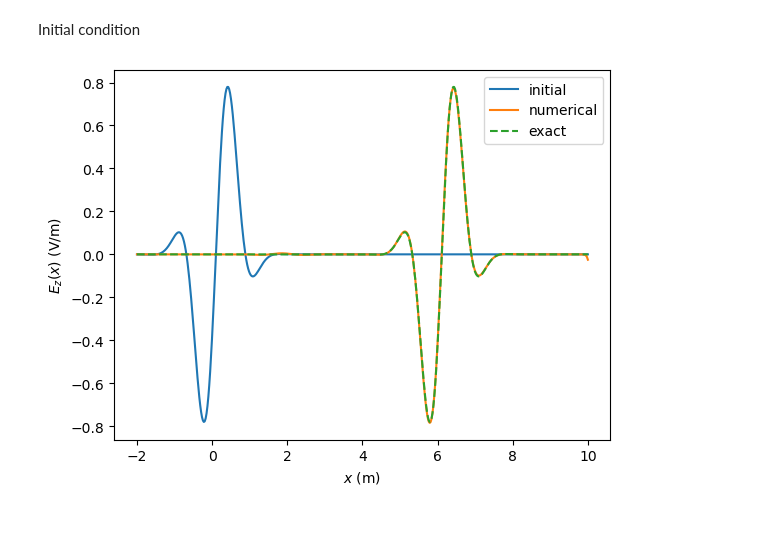
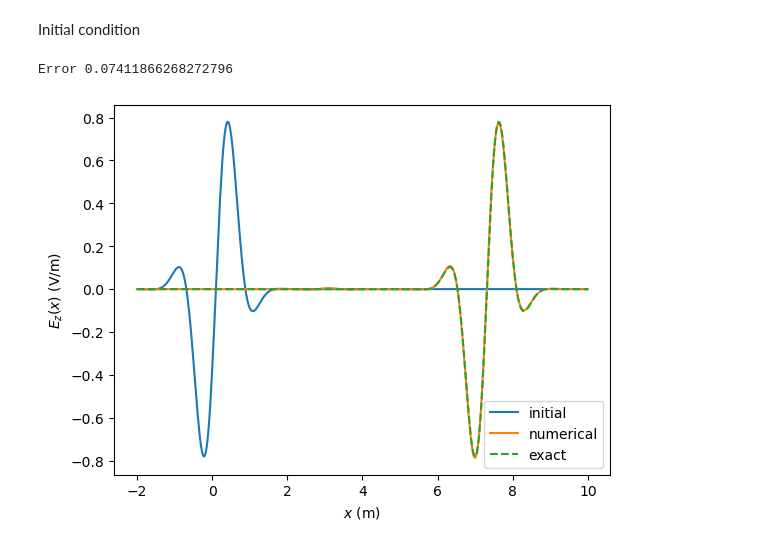
Before and after one commit to dibondar/BeyondEffectiveMass, a Jupyter notebook: Maxwell_Vacuum.ipynb, the cells around one changed output. Drawn from its saved outputs; the diff is of its cells as text; code cells hidden in the pictures.

```diff
--- a/Maxwell_Vacuum.ipynb
+++ b/Maxwell_Vacuum.ipynb
@@ -19,7 +19,7 @@ def vacuum_propagation(Hy, Ez):
     Hy[:-1] += Δt / (mu_0 * Δx) * (Ez[1:] - Ez[:-1])
 
     # boundary condition
-    Hy[-1] += Δt / (mu_0 * Δx) * Ez[-1]
+    Hy[-1] += -Δt / (mu_0 * Δx) * Ez[-1]
 
     Ez[1:] += Δt / (epsilon_0 * Δx) * (Hy[1:] - Hy[:-1])
 
@@ -28,24 +28,33 @@ def vacuum_propagation(Hy, Ez):
 # %%
 # preparing for the propagation
 
 Ez = Ez_init(x)
 Hy_init = -Ez / (c * mu_0)
-Hy = Hy_init + 0.5 * np.diff(Hy_init, append=0) + Δt / (2 * mu_0 * Δx) * np.diff(Ez_init(x), append=0)
 
+Hy = Hy_init.copy()
+Hy[1:-1] += (Hy[2:] - Hy[:-2]) / 4 + Δt / (4 * mu_0 * Δx) * (Ez[2:] - Ez[:-2])
+Hy[0] += Hy[1] / 4 + Δt / (4 * mu_0 * Δx) * Ez[1]
+Hy[-1] += -Hy[-2] / 4 - Δt / (4 * mu_0 * Δx) * Ez[-2]
 
 # propagation
-n_steps = 2500
+n_steps = 3000
 t = n_steps * Δt
 
 for _ in range(n_steps):
     vacuum_propagation(Hy, Ez)
 
 plt.plot(x, Ez_init(x), label="initial")
 plt.plot(x, Ez, label="numerical")
 plt.plot(x, Ez_init(x - c * t), '--', label="exact")
+
+
+error = np.linalg.norm(Ez_init(x - c * t) - Ez)
+print(f"Error {error}")
+
 plt.xlabel("$x$ (m)")
 plt.ylabel("$E_z(x)$ (V/m)")
 plt.legend()
 plt.show()
 # %% [output]
+Error 0.07411866268272796
-[figure, old version]
+[figure, new version]
```
